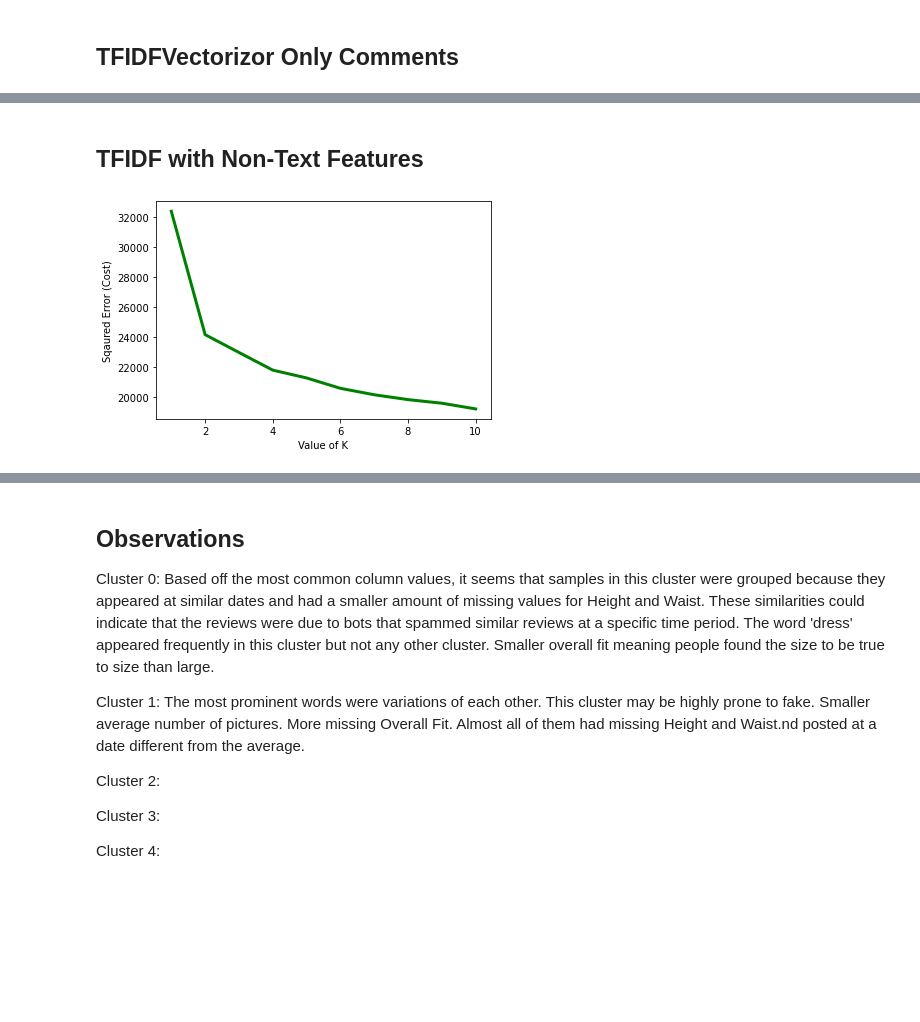
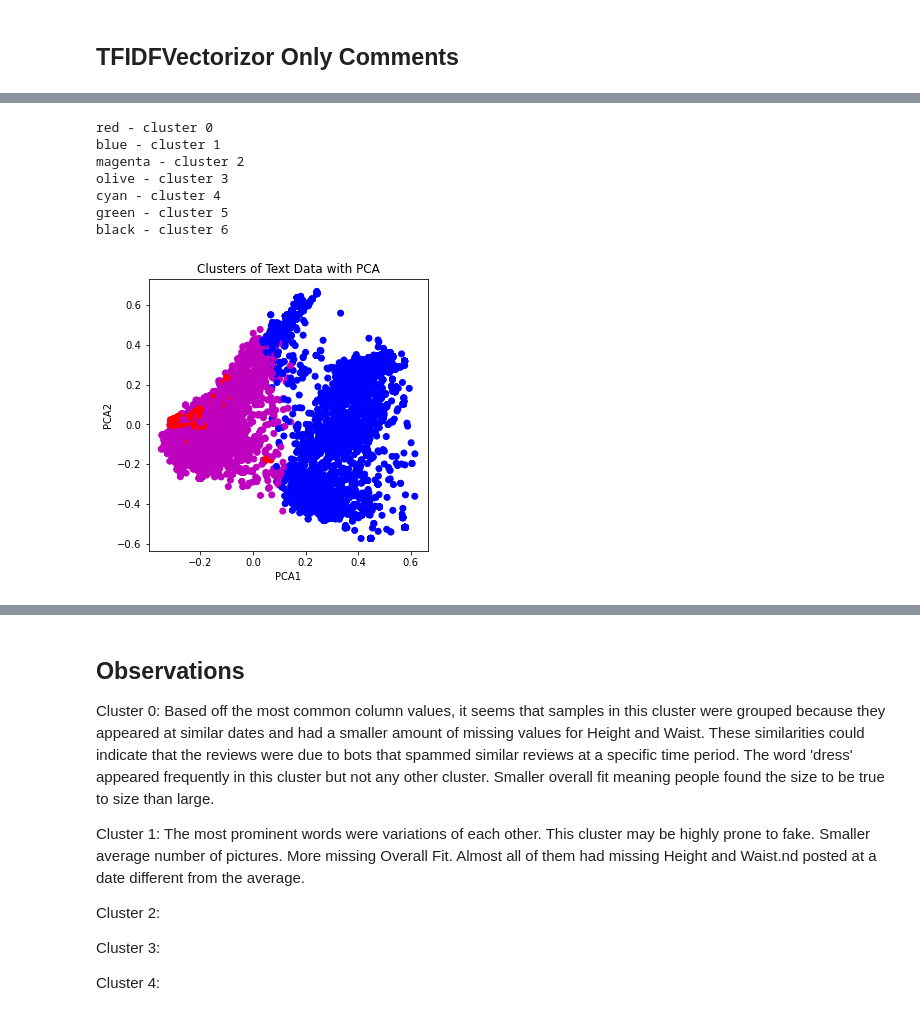
Before and after one commit to mikhaelamartin/Zaful-Classification, a Jupyter notebook: jupyter notebooks/preprocessing_1.ipynb, the cells around one changed output, grey strips where cells are left out. Saved outputs shown, nothing was run; the diff lists cells and outputs as text; code cells hidden in the pictures; blank space fills up the shorter version.

```diff
--- a/jupyter notebooks/preprocessing_1.ipynb
+++ b/jupyter notebooks/preprocessing_1.ipynb
@@ -706,10 +713,5 @@ plt.show() # clear the plot
 # %%
-kmean_indices = model.fit_predict(tfidfcomments_combined)
-
-pca = PCA(n_components=2)
-scatter_plot_points = pca.fit_transform(tfidfcomments_combined.toarray())
-
-true_k = 2
+true_k = 3
 model = KMeans(n_clusters=true_k, init="k-means++", max_iter=100, n_init=1)
 model.fit(tfidfcomments_combined)
 
@@ -729,22 +749,35 @@ IndexError: invalid index to scalar variable.
 # %%
 ## visualizing cluster
 
 kmean_indices = model.fit_predict(tfidfcomments_combined)
 
 pca = PCA(n_components=2)
 scatter_plot_points = pca.fit_transform(tfidfcomments_combined.toarray())
-colors = ["r", "b"]
+
+colors = ["r", "b", "m", "y", "c","g","k"]
 
 x_axis = [o[0] for o in scatter_plot_points]
 y_axis = [o[1] for o in scatter_plot_points]
 
 
 fig, ax = plt.subplots(figsize=(5,5))
 ax.scatter(x_axis, y_axis, c=[colors[d] for d in kmean_indices])
 plt.xlabel('PCA1')
 plt.ylabel('PCA2')
 plt.title('Clusters of Text Data with PCA')
 print('red - cluster 0')
 print('blue - cluster 1')
+print('magenta - cluster 2')
+print('olive - cluster 3')
+print('cyan - cluster 4')
+print('green - cluster 5')
+print('black - cluster 6')
+# %% [output]
+red - cluster 0
+blue - cluster 1
+magenta - cluster 2
+olive - cluster 3
+cyan - cluster 4
+green - cluster 5
+black - cluster 6
+[figure, added]
-# %% [markdown]
-## TFIDF with Non-Text Features
@@ -761,17 +783,0 @@ tfidfcomments_combined = csr_matrix(np.concatenate([tfidfdenselist, reviews_norm
-# %%
-cost =[]
-for i in range(1, 11):
-    kmeans = KMeans(n_clusters=i, random_state=0)
-    kmeans.fit(tfidfcomments_combined)
-
-    # calculates squared error
-    # for the clustered points
-    cost.append(kmeans.inertia_)
-
-# plot the cost against K values
-plt.plot(range(1, 11), cost, color ='g', linewidth ='3')
-plt.xlabel("Value of K")
-plt.ylabel("Sqaured Error (Cost)")
-plt.show() # clear the plot
-# %% [output]
-[figure, removed]
```
Also changed, not shown: parts of 64 cells of this notebook, 11 other files.
